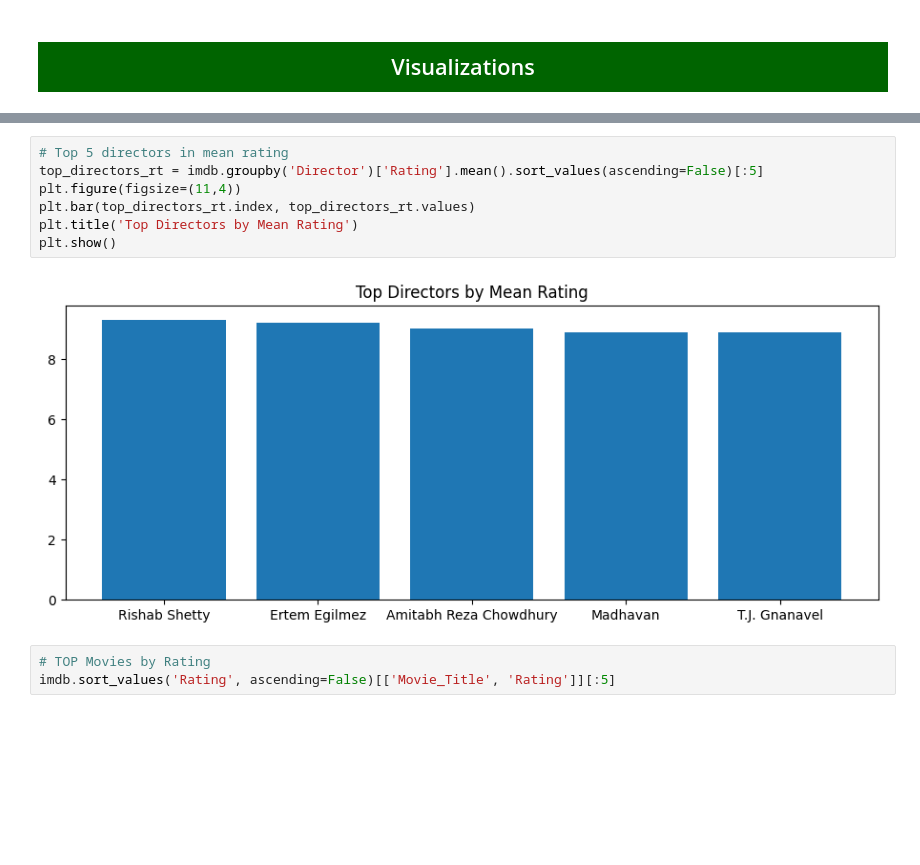
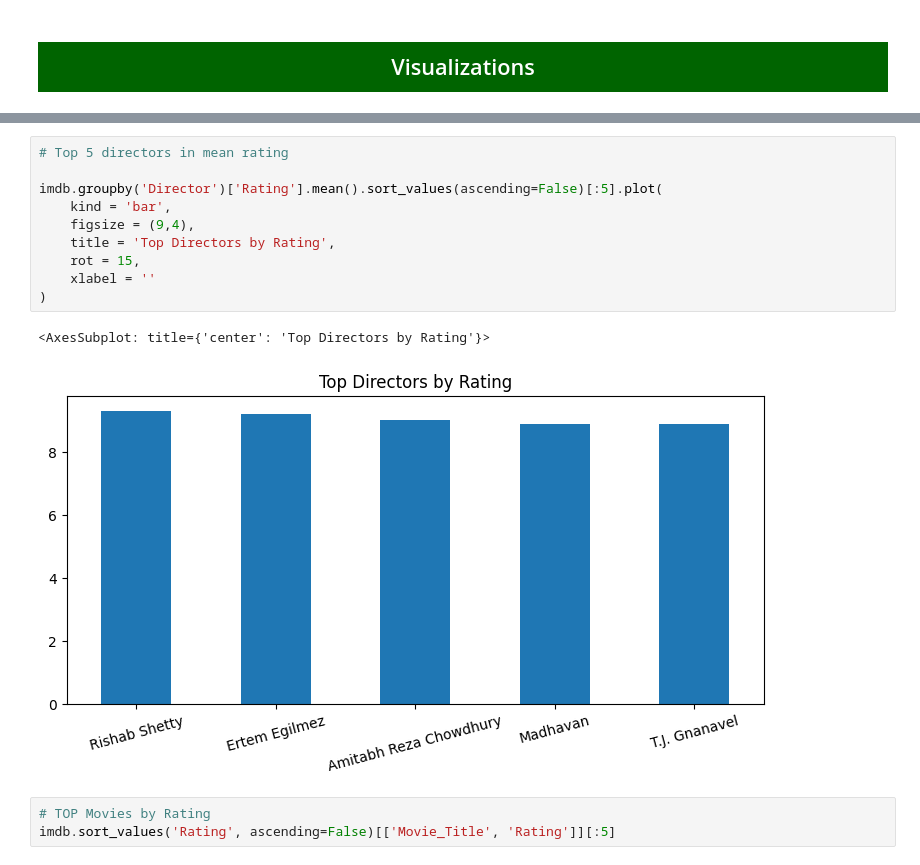
Before and after one commit to Eudi-Duarte/imdb_notebook, a Jupyter notebook: imdb notebook.ipynb, the cells around one changed output, grey strips where cells are left out. Drawn from its saved outputs; the diff is of its cells as text; blank space fills up the shorter version.

```diff
--- a/imdb notebook.ipynb
+++ b/imdb notebook.ipynb
@@ -124,12 +131,16 @@ plt.show()
 # %%
 # Top 5 directors in mean rating
-top_directors_rt = imdb.groupby('Director')['Rating'].mean().sort_values(ascending=False)[:5]
-plt.figure(figsize=(11,4))
-plt.bar(top_directors_rt.index, top_directors_rt.values)
-plt.title('Top Directors by Mean Rating')
-plt.show()
+
+imdb.groupby('Director')['Rating'].mean().sort_values(ascending=False)[:5].plot(
+    kind = 'bar',
+    figsize = (9,4),
+    title = 'Top Directors by Rating',
+    rot = 15,
+    xlabel = ''
+)
 # %% [output]
+<AxesSubplot: title={'center': 'Top Directors by Rating'}>
-[figure, old version]
+[figure, new version]
 # %%
 # TOP Movies by Rating
 imdb.sort_values('Rating', ascending=False)[['Movie_Title', 'Rating']][:5]
```
Also changed, not shown: parts of 4 cells of this notebook.
